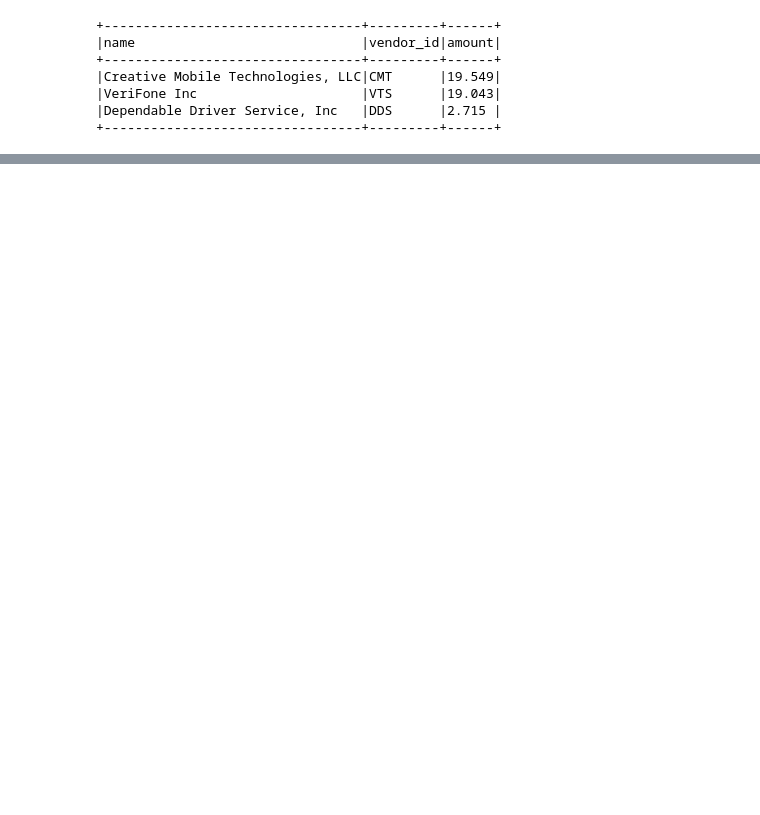
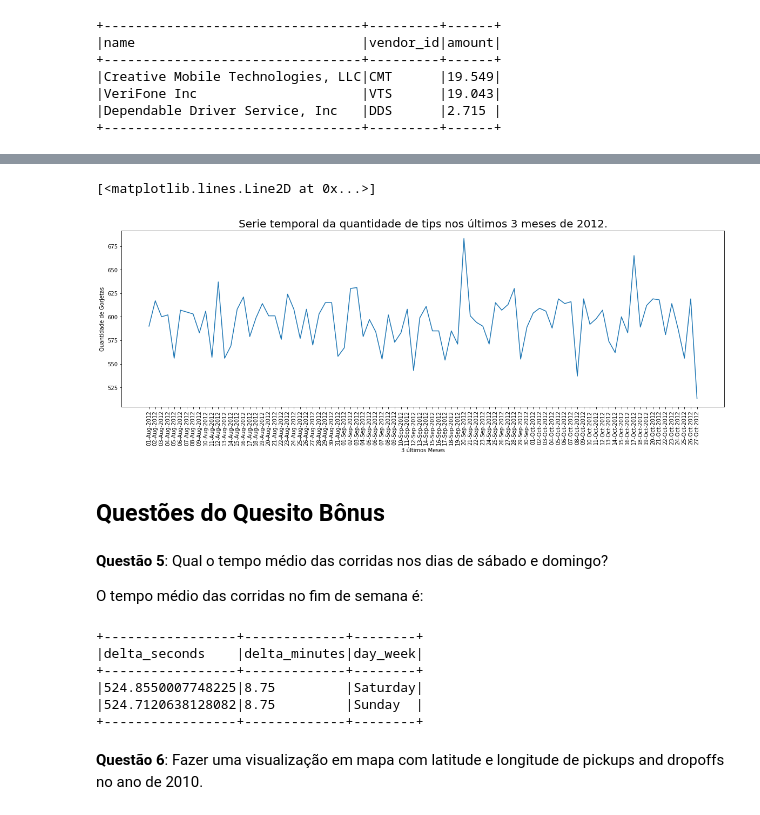
Before and after one commit to fkfouri/DataSprints, a Jupyter notebook: DataSprints_Desafio.ipynb, the cells around one changed output, grey strips where cells are left out. Cells and saved outputs as stored; diff of their text form; code cells hidden in the pictures; blank space fills up the shorter version.

```diff
--- a/DataSprints_Desafio.ipynb
+++ b/DataSprints_Desafio.ipynb
@@ -310,0 +350,22 @@ aa
+# %%
+df_question_4 = spark.sql("""
+WITH
+last_month AS (--
+     SELECT date_add(add_months(to_date(date_format(MAX(dropoff_datetime),'yyyy-MM') || '-01','yyyy-MM-dd'),1),-1) last_date,
+            MAX(dropoff_datetime) max_date,
+            add_months(to_date(date_format(MAX(dropoff_datetime),'yyyy-MM') || '-01','yyyy-MM-dd'),-2) first_date
+       FROM trip --
+),
+temp AS (--
+     SELECT dropoff_datetime,
+            date_format(t.dropoff_datetime,'dd-MMM-yyyy') month_year,
+            date_format(t.dropoff_datetime,'yyyy-MM-dd') my_idx, tip_amount
+       FROM trip t, last_month lm
+      WHERE dropoff_datetime between lm.first_date and lm.last_date
+        AND tip_amount > 0 -- corridas que tiveram gorjetas
+      )
+      SELECT month_year, my_idx, COUNT(tip_amount) tips from temp
+       GROUP BY month_year, my_idx
+       ORDER BY my_idx
+""")
+df_question_4.show(5, truncate = False)
@@ -310,0 +383,3 @@ aa
+# %%
+dados = df_question_4.toPandas()
+dados.head()
@@ -310,0 +393,48 @@ aa
+# %%
+fig, ax1 = plt.subplots()
+
+ax1.set_title("Serie temporal da quantidade de tips nos últimos 3 meses de 2012.", fontsize=20)
+ax1.set_xlabel('3 últimos Meses')
+ax1.figure.set_size_inches(20, 6)
+plt.xticks(rotation='vertical')
+# Eixo primario
+ax1.set_ylabel('Quantidade de Gorjetas')
+ax1.plot(dados.month_year, dados.tips )
+# %% [output]
+[<matplotlib.lines.Line2D at 0x...>]
+[figure, added]
+# %% [markdown]
+## Questões do Quesito Bônus
+# %% [markdown]
+<b>Questão 5</b>: Qual o tempo médio das corridas nos dias de sábado e domingo?
+
+O tempo médio das corridas no fim de semana é:
+# %%
+df_question_5 = spark.sql("""
+WITH calc as (--
+      SELECT dayofweek(t.dropoff_datetime) day_week_num,
+             date_format(t.dropoff_datetime, 'EEEE') day_week,
+             dropoff_datetime, pickup_datetime,
+             cast(dropoff_datetime as long) - cast(pickup_datetime as long) delta,
+             t.trip_distance
+        FROM trip t
+        WHERE dayofweek(t.dropoff_datetime) in (1,7) --
+)
+--SELECT c.*, round(delta/60, 2) delta_minutes, round(delta/60/60, 2) delta_hour FROM calc c
+    SELECT avg(delta) delta_seconds,
+           round(avg(delta/60), 2) delta_minutes, day_week
+      FROM calc
+  GROUP BY day_week
+
+""")
+df_question_5.show(5, False)
+# %% [output]
++-----------------+-------------+--------+
+|delta_seconds    |delta_minutes|day_week|
++-----------------+-------------+--------+
+|524.8550007748225|8.75         |Saturday|
+|524.7120638128082|8.75         |Sunday  |
++-----------------+-------------+--------+
+# %% [markdown]
+<b>Questão 6</b>: Fazer uma visualização em mapa com latitude e longitude de pickups and dropoffs no ano
+de 2010.
```
Also changed, not shown: parts of 40 cells of this notebook, 2 other files.
